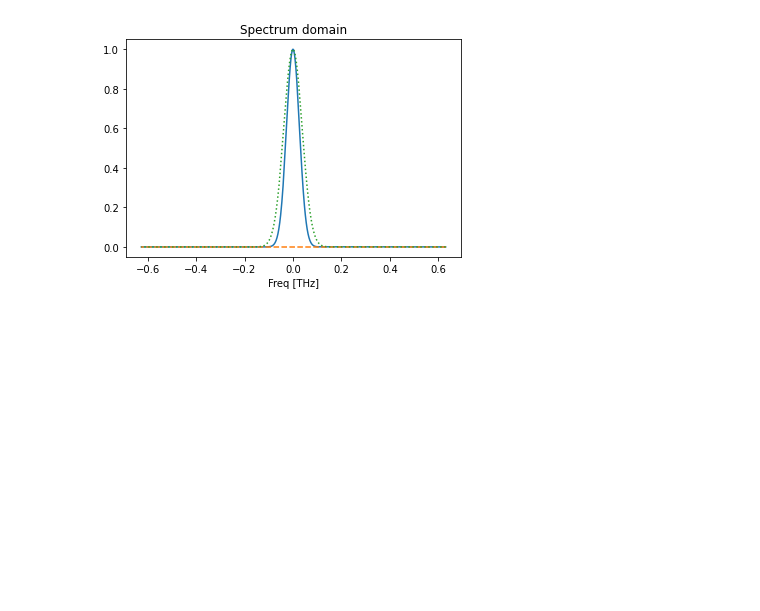
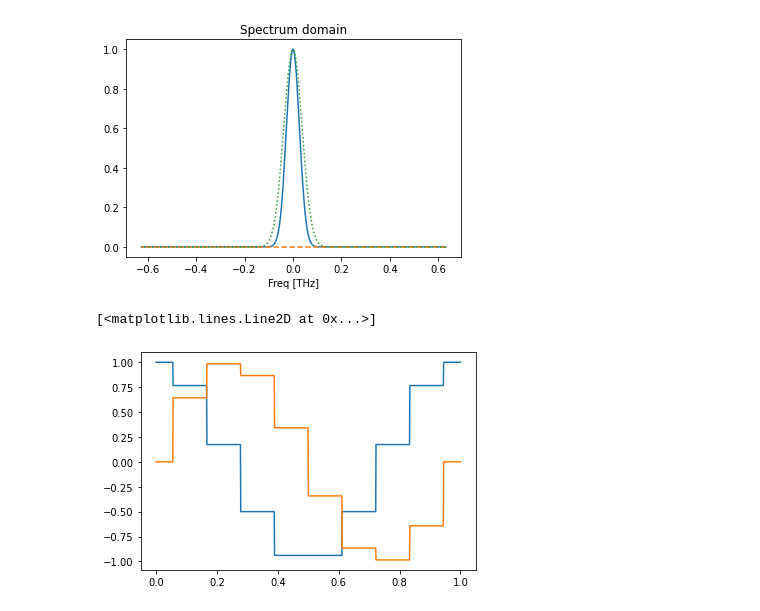
Before and after one commit to ruofan-he/pulse_reconstruction, a Jupyter notebook: pulse_fourier1545.ipynb, the cells around one changed output. Saved outputs shown, nothing was run; the diff lists cells and outputs as text; code cells hidden in the pictures; blank space fills up the shorter version.

```diff
--- a/pulse_fourier1545.ipynb
+++ b/pulse_fourier1545.ipynb
@@ -86,3 +107,13 @@ plt.show()
 [figure]
 [figure]
 [figure]
+# %%
+x = np.linspace(0,1,10)
+y = np.exp(2j*np.pi*x)
+some = interp1d(x, y,kind='nearest')
+xx = np.linspace(0,1,1000)
+plt.plot(xx,some(xx).real)
+plt.plot(xx,some(xx).imag)
+# %% [output]
+[<matplotlib.lines.Line2D at 0x...>]
+[figure, added]
```
Also changed, not shown: parts of 4 cells of this notebook.
